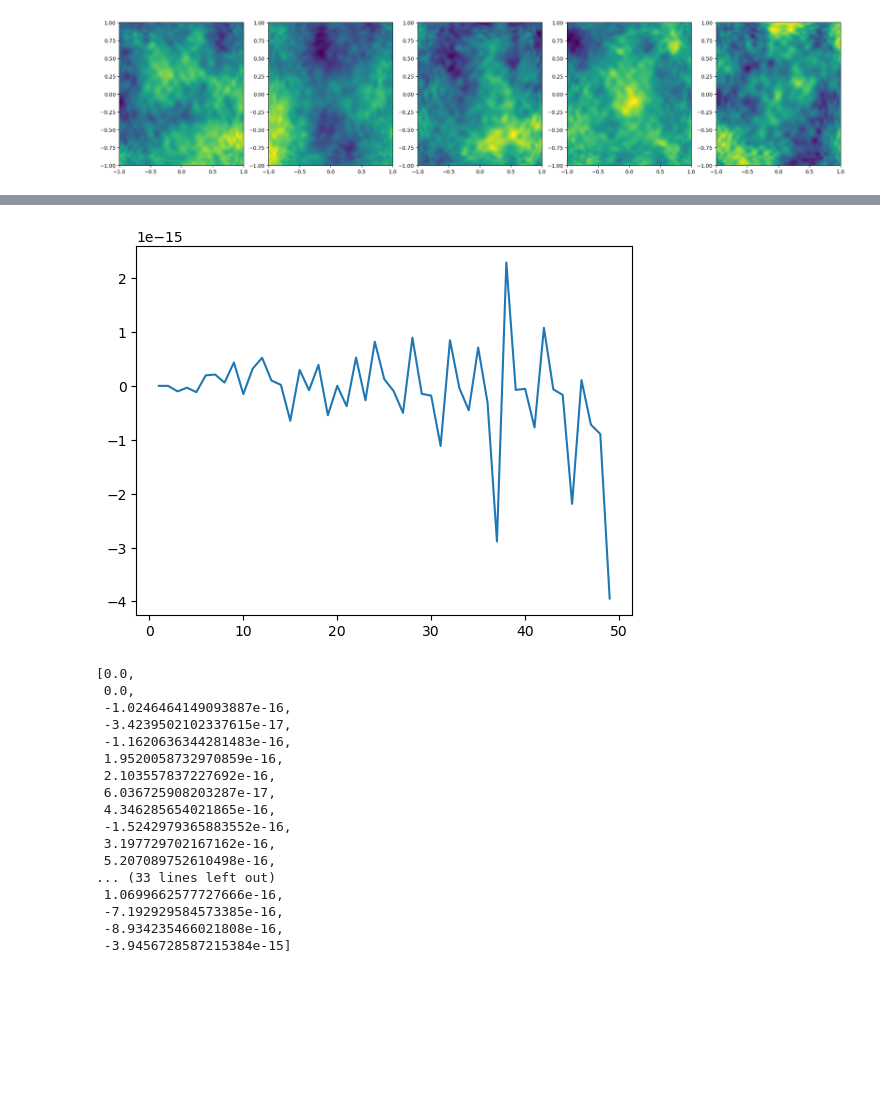
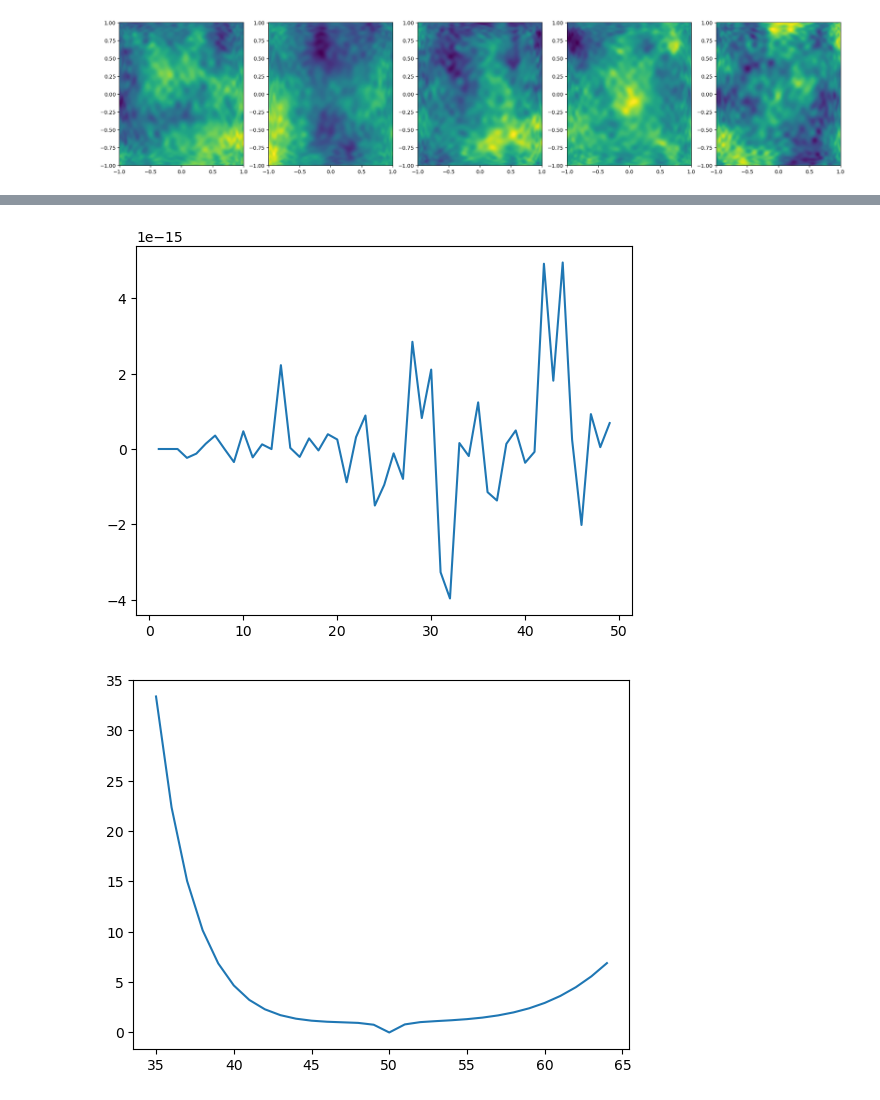
Before and after one commit to SED0280/BakalarkaCode, a Jupyter notebook: Gausova Kvadratura.ipynb, the cells around one changed output, grey strips where cells are left out. Drawn from its saved outputs; the diff is of its cells as text; code cells hidden in the pictures; blank space fills up the shorter version.

Commit message:
aprox with highest poly

```diff
--- a/Gausova Kvadratura.ipynb
+++ b/Gausova Kvadratura.ipynb
@@ -567,7 +567,7 @@ plt.show()
 n = 100
 l = lambda x : kv.legendre_normal(x, n)
 
-lamb = 1
+lamb = 10
 difference = []
 #node_range = range(1,n+20)
 node_range = range(n-20,n+20)
@@ -582,5 +582,4 @@ for node_count in node_range:
     difference.append(int_aprox)
 plt.plot(node_range,difference)
 plt.show()
-difference
 # %% [output]
@@ -605,38 +587,43 @@ difference
 # %%
 n = 101
 l = lambda x : kv.legendre_normal(x, n)
 
-lamb = 1
+lamb = 10
 difference = []
 node_range = range(1,n//2)
 for node_count in node_range:
     nodes, weights = kv.nodes_weights(node_count)
     nodesx = np.reshape(nodes, (-1, 1))
     nodesy = np.reshape(nodes, (1, -1))
     dist_sq = (nodesx)**2 + (nodesy)**2
     C_tensor = np.exp(-np.sqrt(dist_sq)/lamb)
     #int_aprox = np.einsum('j,jk,k->', l(nodes)[n], C_tensor, l(nodes)[n])
     int_aprox =l(nodes)[n] @ C_tensor @ l(nodes)[n]
     difference.append(int_aprox)
 plt.plot(node_range,difference)
 plt.show()
-difference
 # %% [output]
-[figure, old version]
+[figure, new version]
-[0.0,
- 0.0,
- -1.0246464149093887e-16,
- -3.4239502102337615e-17,
- -1.1620636344281483e-16,
- 1.9520058732970859e-16,
- 2.103557837227692e-16,
- 6.036725908203287e-17,
- 4.346285654021865e-16,
- -1.5242979365883552e-16,
- 3.197729702167162e-16,
- 5.207089752610498e-16,
-... (33 lines left out)
- 1.0699662577727666e-16,
- -7.192929584573385e-16,
- -8.934235466021808e-16,
- -3.9456728587215384e-15]
+# %%
+n = 50
+l = lambda x : kv.legendre_normal(x, n)
+
+lamb = 10
+difference = []
+#node_range = range(1,n+20)
+node_range = range(n-15,n+15)
+for node_count in node_range:
+    nodes, weights = kv.nodes_weights(node_count)
+    nodesx1 = np.reshape(nodes, (-1, 1, 1, 1))
+    nodesy1 = np.reshape(nodes, (1, -1, 1, 1))
+    nodesx2 = np.reshape(nodes, (1, 1, -1, 1))
+    nodesy2 = np.reshape(nodes, (1, 1, 1, -1))
+    dist_sq = (nodesx1 - nodesx2)**2 + (nodesy1 - nodesy2)**2
+    C_tensor = np.exp(-np.sqrt(dist_sq)/lamb)
+    int_aprox = np.einsum('i,j,ijkl,k,l->', l(nodes)[n], l(nodes)[n], C_tensor, l(nodes)[n], l(nodes)[n])
+    #int_aprox =l(nodes)[n] @ C_tensor @ l(nodes)[n]
+    difference.append(int_aprox)
+plt.plot(node_range,difference)
+plt.show()
+# %% [output]
+[figure, added]
```
Also changed, not shown: parts of 2 cells of this notebook.
